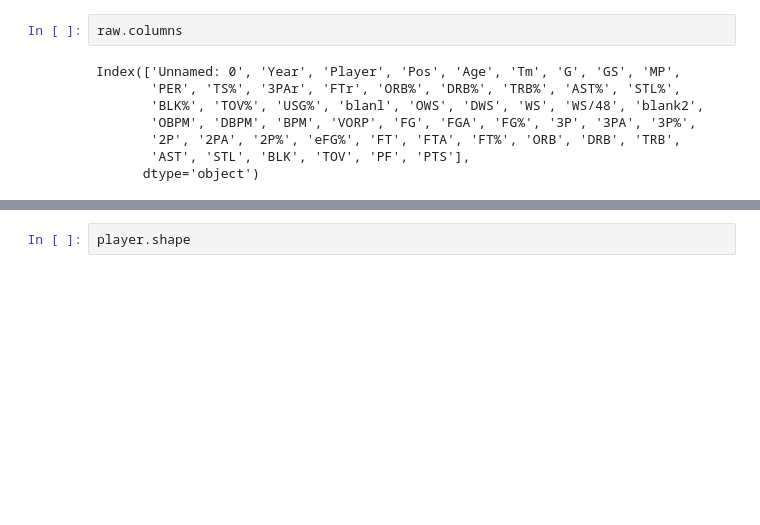
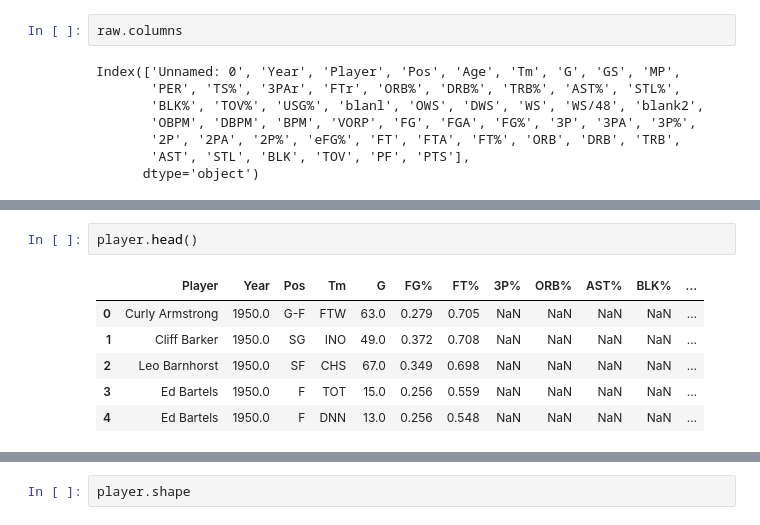
Before and after one commit to Suraporn/nba_player_comparison, a Jupyter notebook: result/eda/eda.ipynb, the cells around one changed output, grey strips where cells are left out. Cells and saved outputs as stored; diff of their text form; blank space fills up the shorter version.

```diff
--- a/result/eda/eda.ipynb
+++ b/result/eda/eda.ipynb
@@ -38,0 +37,9 @@ player.tail()
+# %%
+player.head()
+# %% [output]
+|  | Player | Year | Pos | Tm | G | FG% | FT% | 3P% | ORB% | AST% | BLK% | ... |
+| 0 | Curly Armstrong | 1950.0 | G-F | FTW | 63.0 | 0.279 | 0.705 | NaN | NaN | NaN | NaN | ... |
+| 1 | Cliff Barker | 1950.0 | SG | INO | 49.0 | 0.372 | 0.708 | NaN | NaN | NaN | NaN | ... |
+| 2 | Leo Barnhorst | 1950.0 | SF | CHS | 67.0 | 0.349 | 0.698 | NaN | NaN | NaN | NaN | ... |
+| 3 | Ed Bartels | 1950.0 | F | TOT | 15.0 | 0.256 | 0.559 | NaN | NaN | NaN | NaN | ... |
+| 4 | Ed Bartels | 1950.0 | F | DNN | 13.0 | 0.256 | 0.548 | NaN | NaN | NaN | NaN | ... |
```
Also changed, not shown: parts of 31 cells of this notebook, 8 other files.
